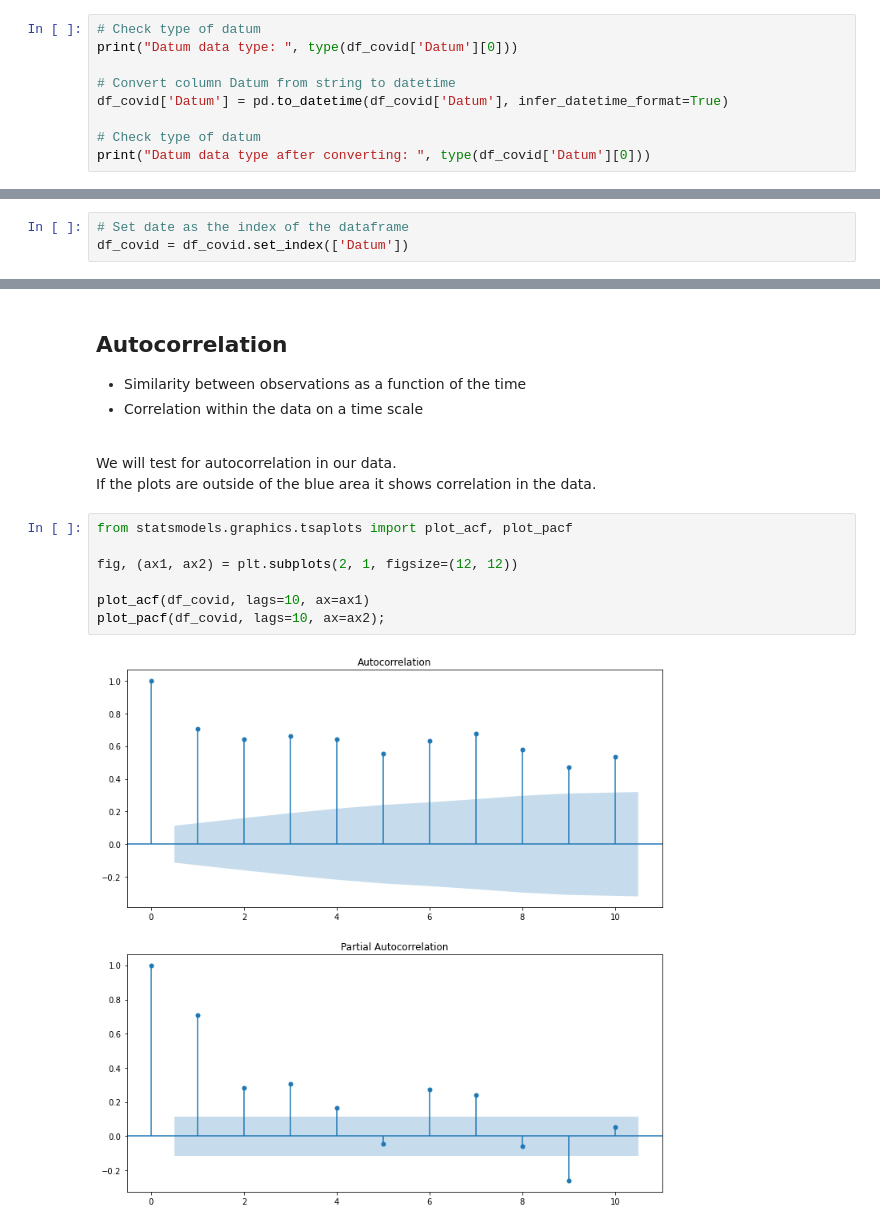
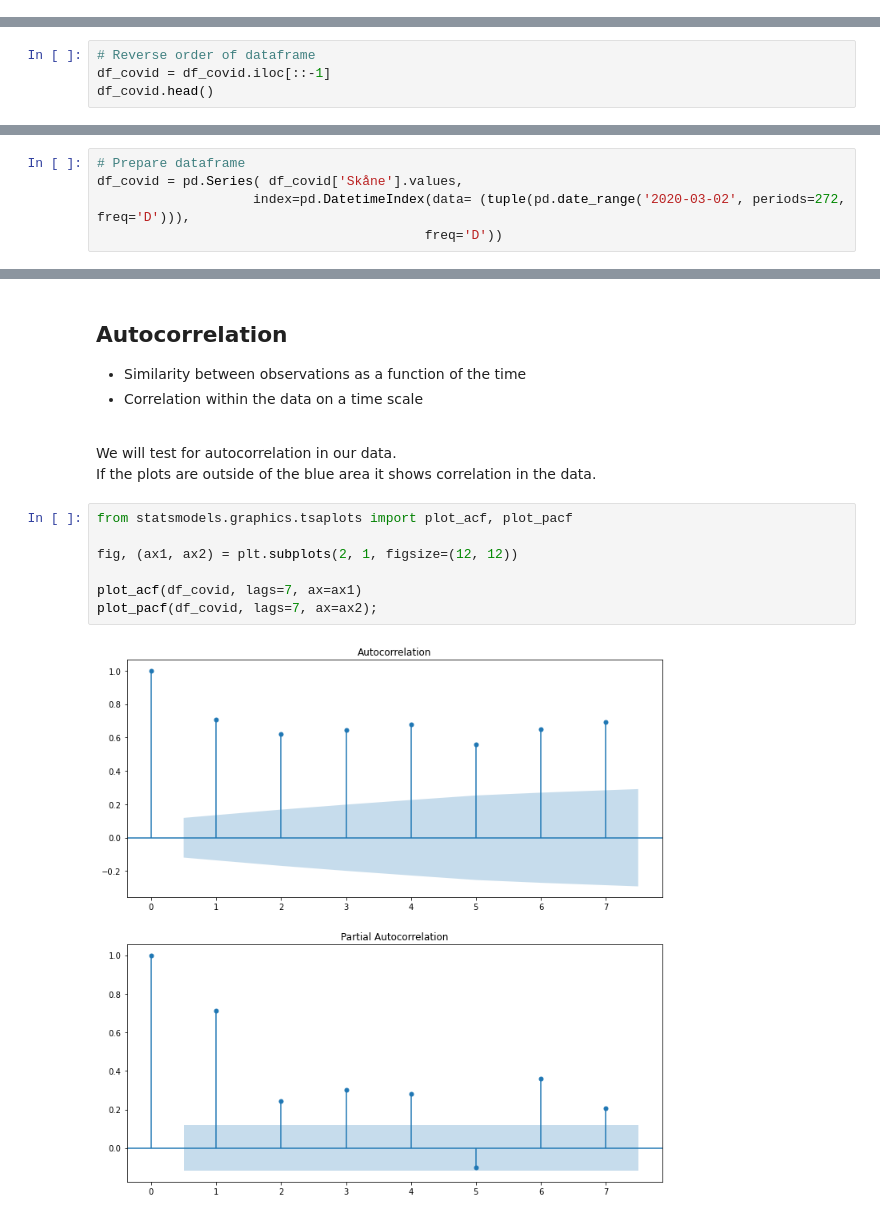
Before and after one commit to helenabarmer/machine_learning_intro, a Jupyter notebook: Regression/timeseries_forecasting.ipynb, the cells around one changed output, grey strips where cells are left out. Drawn from its saved outputs; the diff is of its cells as text.

```diff
--- a/Regression/timeseries_forecasting.ipynb
+++ b/Regression/timeseries_forecasting.ipynb
@@ -43,9 +39,0 @@ df_covid.rename(columns={'Statistikdatum': 'Datum'}, inplace=True)
-# %%
-# Check type of datum
-print("Datum data type: ", type(df_covid['Datum'][0]))
-
-# Convert column Datum from string to datetime
-df_covid['Datum'] = pd.to_datetime(df_covid['Datum'], infer_datetime_format=True)
-
-# Check type of datum
-print("Datum data type after converting: ", type(df_covid['Datum'][0]))
@@ -55,3 +40,4 @@ Datum data type after converting:  <class 'pandas._libs.tslibs.timestamps.Timest
-# %%
-# Set date as the index of the dataframe
-df_covid = df_covid.set_index(['Datum'])
+# %%
+# Reverse order of dataframe
+df_covid = df_covid.iloc[::-1]
+df_covid.head()
@@ -58,3 +51,8 @@ df_covid = df_covid.set_index(['Datum'])
+# %%
+# Prepare dataframe
+df_covid = pd.Series( df_covid['Skåne'].values,
+                    index=pd.DatetimeIndex(data= (tuple(pd.date_range('2020-03-02', periods=272, freq='D'))),
+                                          freq='D'))
 # %%
 df_covid.head()
 # %% [output]
@@ -154,9 +166,9 @@ If the plots are outside of the blue area it shows correlation in the data.
 # %%
 from statsmodels.graphics.tsaplots import plot_acf, plot_pacf
 
 fig, (ax1, ax2) = plt.subplots(2, 1, figsize=(12, 12))
 
-plot_acf(df_covid, lags=10, ax=ax1)
-plot_pacf(df_covid, lags=10, ax=ax2);
+plot_acf(df_covid, lags=7, ax=ax1)
+plot_pacf(df_covid, lags=7, ax=ax2);
 # %% [output]
-[figure, old version]
+[figure, new version]
```
Also changed, not shown: parts of 28 cells of this notebook, 1 other file.
